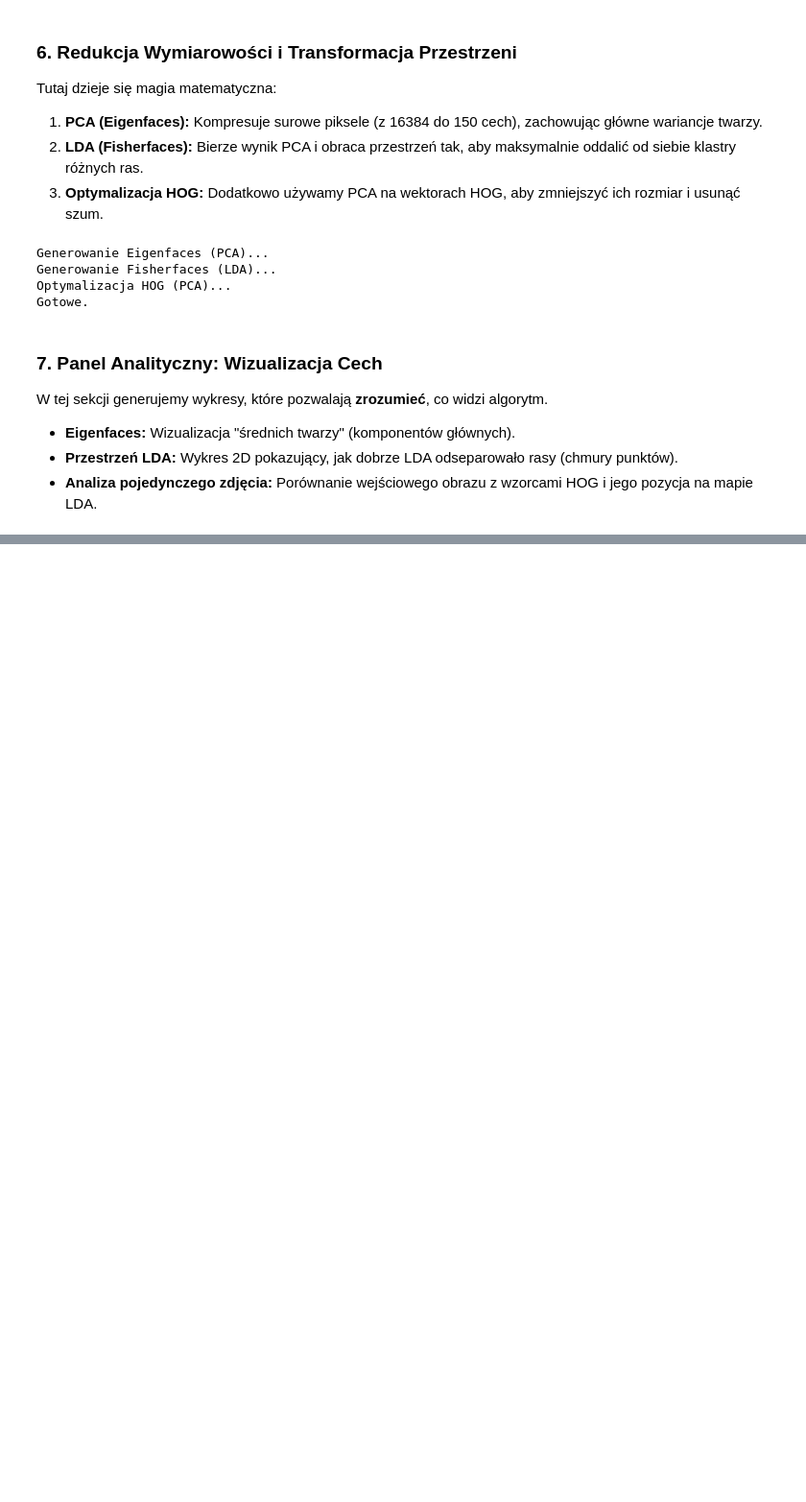
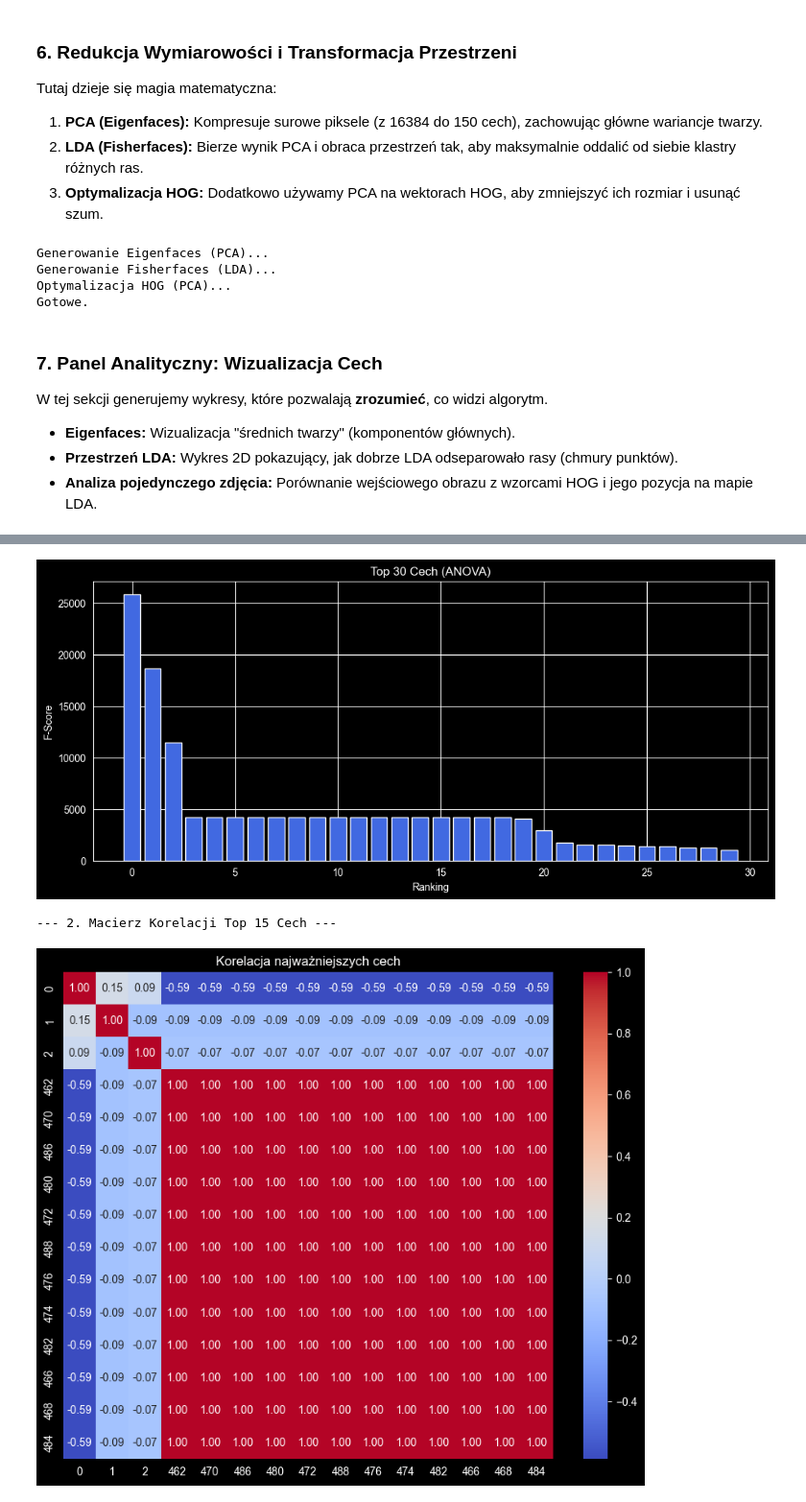
Before and after one commit to SetsunaF00/Rozpoznawanie_Twarzy, a Jupyter notebook: TwarzeV2.ipynb, the cells around one changed output, grey strips where cells are left out. Shown at 96% size. Saved outputs shown, nothing was run; the diff lists cells and outputs as text; code cells hidden in the pictures; blank space fills up the shorter version.

```diff
--- a/TwarzeV2.ipynb
+++ b/TwarzeV2.ipynb
@@ -326,0 +292,69 @@ Wytrenujemy dwa modele na naszych ręcznie przygotowanych cechach:
+# %%
+from sklearn.feature_selection import SelectKBest
+
+### 8. (ZOPTYMALIZOWANA) Analiza Statystyczna i Szybka Selekcja Cech
+
+# --- 1. Ranking Cech (ANOVA F-value) ---
+print("--- 1. Ranking Cech (ANOVA F-value) ---")
+# Test F: oceniamy każdą cechę niezależnie
+f_scores, p_values = f_classif(X_train_resampled, y_train_resampled)
+
+df_scores = pd.DataFrame({'Feature_Idx': range(len(f_scores)), 'F_Score': f_scores})
+df_scores = df_scores.sort_values(by='F_Score', ascending=False)
+
+print("Top 10 Najważniejszych Cech wg ANOVA:")
+print(df_scores.head(10))
+
+# Wykres
+plt.figure(figsize=(12, 5))
+plt.bar(range(min(30, len(f_scores))), df_scores['F_Score'].head(30), color='royalblue')
+plt.title("Top 30 Cech (ANOVA)")
+plt.xlabel("Ranking")
+plt.ylabel("F-Score")
+plt.show()
+
+# --- 2. Korelacja (Heatmap dla Top 15) ---
+print("\n--- 2. Macierz Korelacji Top 15 Cech ---")
+top_15_indices = df_scores['Feature_Idx'].head(15).values
+X_top15 = X_train_resampled[:, top_15_indices]
+
+plt.figure(figsize=(10, 8))
+sns.heatmap(np.corrcoef(X_top15, rowvar=False), annot=True, fmt=".2f", cmap='coolwarm',
+            xticklabels=top_15_indices, yticklabels=top_15_indices)
+plt.title("Korelacja najważniejszych cech")
+plt.show()
+
+# --- 3. Forward & Backward Selection (ZOPTYMALIZOWANE) ---
+print("\n--- 3. Forward & Backward Feature Selection (Hybrid Approach) ---")
+print("Krok A: Wstępna redukcja do Top 30 cech za pomocą ANOVA (dla przyspieszenia)...")
+
+# Wybieramy 30 najlepszych cech, żeby Backward Selection nie trwało godzinami
+selector_pre = SelectKBest(f_classif, k=30)
+X_reduced = selector_pre.fit_transform(X_train_resampled, y_train_resampled)
+# Pobieramy indeksy tych 30 cech w oryginalnym zbiorze
+selected_indices_anova = selector_pre.get_support(indices=True)
+
+print(f"Zredukowano przestrzeń cech z {X_train_resampled.shape[1]} do 30.")
+
+subset_size = 1000
+subset_idx = np.random.choice(X_reduced.shape[0], subset_size, replace=False)
+X_subset = X_reduced[subset_idx]
+y_subset = y_train_resampled[subset_idx]
+
+knn_sel = KNeighborsClassifier(n_neighbors=5, n_jobs=-1)
+
+# A. Forward Selection na zredukowanym zbiorze
+print("\nUruchamianie Forward Selection (wybierz 10 najlepszych z 30)...")
+sfs_fwd = SequentialFeatureSelector(knn_sel, n_features_to_select=10, direction='forward', n_jobs=-1)
+sfs_fwd.fit(X_subset, y_subset)
+# Mapowanie z powrotem na oryginalne indeksy
+feat_idx_fwd = selected_indices_anova[sfs_fwd.get_support(indices=True)]
+print(f"Wybrane cechy (Indeksy oryginalne): {feat_idx_fwd}")
+
+# B. Backward Selection na zredukowanym zbiorze
+print("\nUruchamianie Backward Selection")
+sfs_bwd = SequentialFeatureSelector(knn_sel, n_features_to_select=10, direction='backward', n_jobs=-1)
+sfs_bwd.fit(X_subset, y_subset)
+feat_idx_bwd = selected_indices_anova[sfs_bwd.get_support(indices=True)]
+print(f"Wybrane cechy (Indeksy oryginalne): {feat_idx_bwd}")
+# %% [output]
@@ -326,0 +374,3 @@ Wytrenujemy dwa modele na naszych ręcznie przygotowanych cechach:
+[figure, added]
+--- 2. Macierz Korelacji Top 15 Cech ---
+[figure, added]
```
Also changed, not shown: parts of 16 cells of this notebook.
